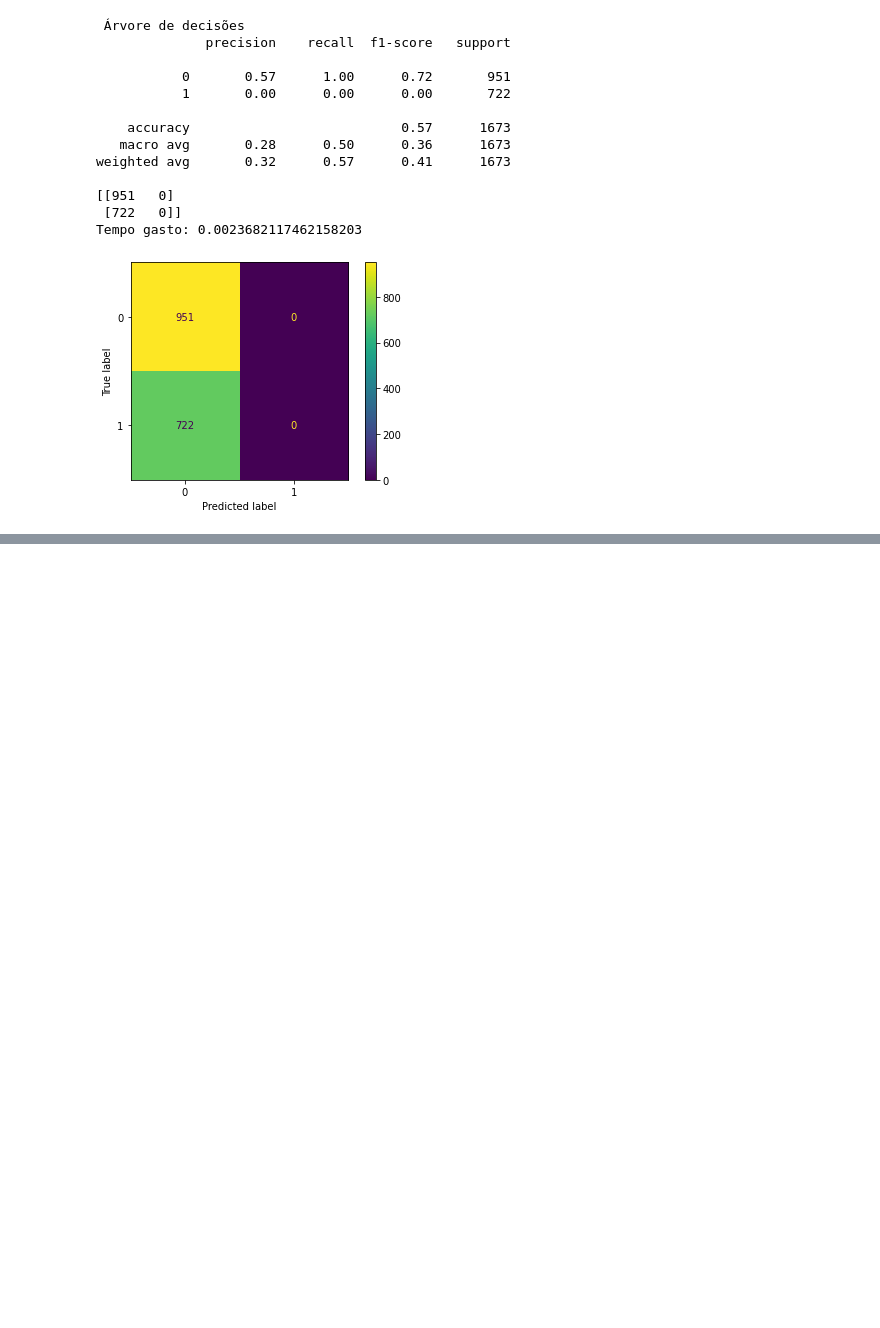
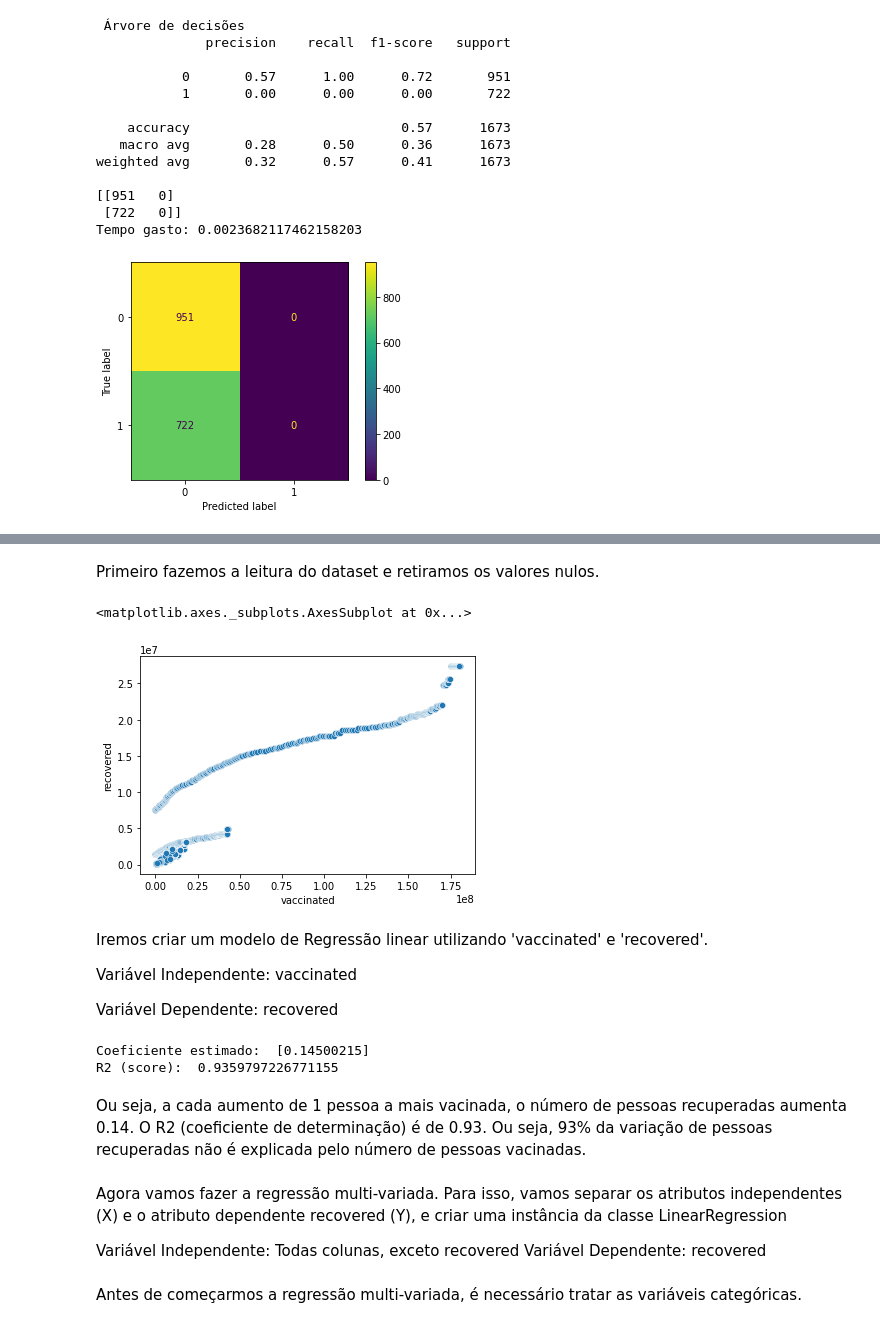
Before and after one commit to lucianobajr/TP-CCF425, a Jupyter notebook: src/main.ipynb, the cells around one changed output, grey strips where cells are left out. Cells and saved outputs as stored; diff of their text form; code cells hidden in the pictures; blank space fills up the shorter version.

```diff
--- a/src/main.ipynb
+++ b/src/main.ipynb
@@ -1328,0 +1337,37 @@ Tempo gasto: 0.0023682117462158203
+# %% [markdown]
+Primeiro fazemos a leitura do dataset e retiramos os valores nulos.
+# %%
+data = pd.read_csv('./cases-brazil-states.csv')
+data = data.dropna()
+# %%
+sns.scatterplot(data=data, x="vaccinated", y="recovered")
+# %% [output]
+<matplotlib.axes._subplots.AxesSubplot at 0x...>
+[figure, added]
+# %% [markdown]
+Iremos criar um modelo de Regressão linear utilizando 'vaccinated' e 'recovered'.
+
+Variável Independente: vaccinated
+
+Variável Dependente: recovered
+# %%
+X = data.vaccinated
+Y = data.recovered
+
+lm = LinearRegression()
+lm.fit(X.values.reshape(-1,1), Y)
+
+print('Coeficiente estimado: ', lm.coef_)
+print('R2 (score): ', lm.score(X.values.reshape(-1,1), Y))
+# %% [output]
+Coeficiente estimado:  [0.14500215]
+R2 (score):  0.9359797226771155
+# %% [markdown]
+Ou seja, a cada aumento de 1 pessoa a mais vacinada, o número de pessoas recuperadas aumenta 0.14. O R2 (coeficiente de determinação) é de 0.93. Ou seja, 93% da variação de pessoas recuperadas não é explicada pelo número de pessoas vacinadas.
+# %% [markdown]
+Agora vamos fazer a regressão multi-variada. Para isso, vamos separar os atributos independentes (X) e o atributo dependente recovered (Y), e criar uma instância da classe LinearRegression
+
+Variável Independente: Todas colunas, exceto recovered
+Variável Dependente: recovered
+# %% [markdown]
+Antes de começarmos a regressão multi-variada, é necessário tratar as variáveis categóricas.
```
Also changed, not shown: parts of 14 cells of this notebook.
